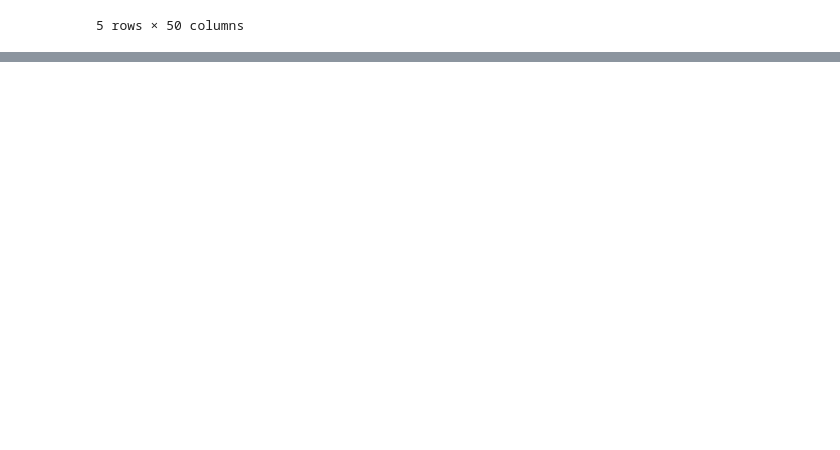
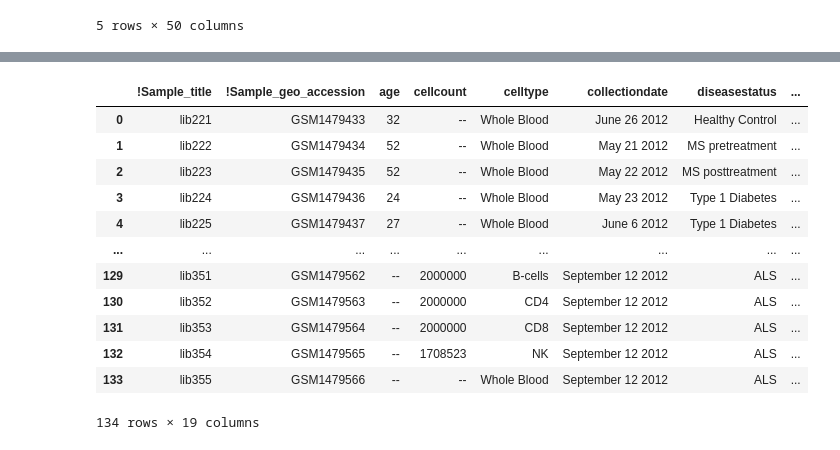
Before and after one commit to antara-1505/Transcriptomic-Data_Analysis, a Jupyter notebook: notebooks/02_Metadata_Exploration.ipynb, the cells around one changed output, grey strips where cells are left out. Saved outputs shown, nothing was run; the diff lists cells and outputs as text; code cells hidden in the pictures; blank space fills up the shorter version.

```diff
--- a/notebooks/02_Metadata_Exploration.ipynb
+++ b/notebooks/02_Metadata_Exploration.ipynb
@@ -235,0 +173,42 @@ metadata2
+# %%
+import pandas as pd
+
+# 1. Create a list for the brand new column names
+new_headers = []
+num_cols = metadata1.shape[1]
+
+for i in range(num_cols):
+    # Safely look at the first data row (index 0) using integer positioning
+    first_val = str(metadata1.iloc[0, i])
+
+    if ":" in first_val:
+        # '"age: 32"' becomes 'age'
+        clean_header = first_val.split(":")[0].replace('"', '').strip()
+        new_headers.append(clean_header)
+    else:
+        # Fallback to the current column name string if no colon is present
+        fallback = str(metadata1.columns[i]).replace('"', '').strip()
+        new_headers.append(fallback if fallback else f"column_{i}")
+
+# 2. Clean the data cells column-by-column using integer locations to avoid duplicate traps
+for i in range(num_cols):
+    # Grab the single column as a Series safely
+    col_series = metadata1.iloc[:, i].astype(str)
+
+    # Process the text: split on the colon and strip away quotes/spaces
+    cleaned_series = col_series.str.split(':', n=1).str[-1]
+    cleaned_series = cleaned_series.str.replace('"', '', regex=False).str.strip()
+
+    # Assign the cleaned data back to its exact position
+    metadata1.iloc[:, i] = cleaned_series
+
+# 3. Assign the beautifully extracted headers directly to the dataframe
+metadata1.columns = new_headers
+
+# Note: Based on your latest screenshot, your data rows ALREADY start at index 0
+# (there is no extra "!Sample..." row at index 0 inside the data rows anymore).
+# We just reset the index to keep it clean.
+metadata1 = metadata1.reset_index(drop=True)
+
+# Check the beautiful new result
+print(metadata1.head())
@@ -235,0 +233,16 @@ metadata2
+# %%
+metadata1
+# %% [output]
+|  | !Sample_title | !Sample_geo_accession | age | cellcount | celltype | collectiondate | diseasestatus | ... |
+| 0 | lib221 | GSM1479433 | 32 | -- | Whole Blood | June 26 2012 | Healthy Control | ... |
+| 1 | lib222 | GSM1479434 | 52 | -- | Whole Blood | May 21 2012 | MS pretreatment | ... |
+| 2 | lib223 | GSM1479435 | 52 | -- | Whole Blood | May 22 2012 | MS posttreatment | ... |
+| 3 | lib224 | GSM1479436 | 24 | -- | Whole Blood | May 23 2012 | Type 1 Diabetes | ... |
+| 4 | lib225 | GSM1479437 | 27 | -- | Whole Blood | June 6 2012 | Type 1 Diabetes | ... |
+| ... | ... | ... | ... | ... | ... | ... | ... | ... |
+| 129 | lib351 | GSM1479562 | -- | 2000000 | B-cells | September 12 2012 | ALS | ... |
+| 130 | lib352 | GSM1479563 | -- | 2000000 | CD4 | September 12 2012 | ALS | ... |
+| 131 | lib353 | GSM1479564 | -- | 2000000 | CD8 | September 12 2012 | ALS | ... |
+| 132 | lib354 | GSM1479565 | -- | 1708523 | NK | September 12 2012 | ALS | ... |
+| 133 | lib355 | GSM1479566 | -- | -- | Whole Blood | September 12 2012 | ALS | ... |
+134 rows × 19 columns
```
Also changed, not shown: parts of 27 cells of this notebook, 5 other files.
